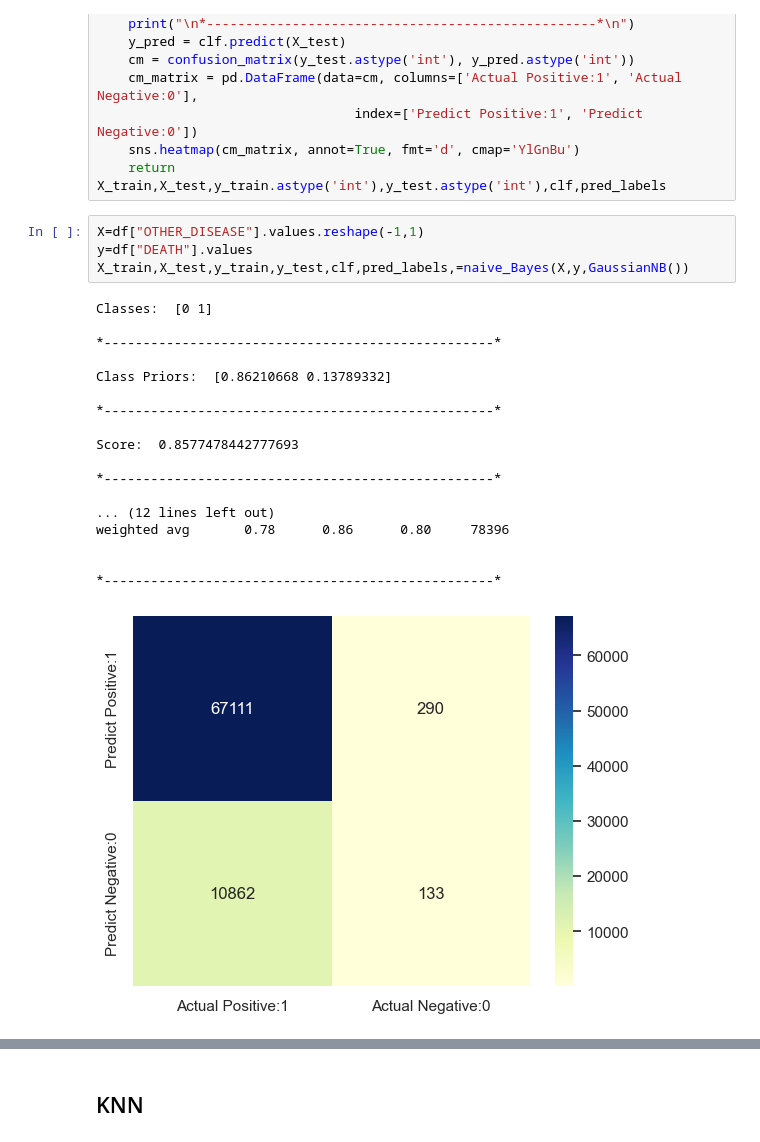
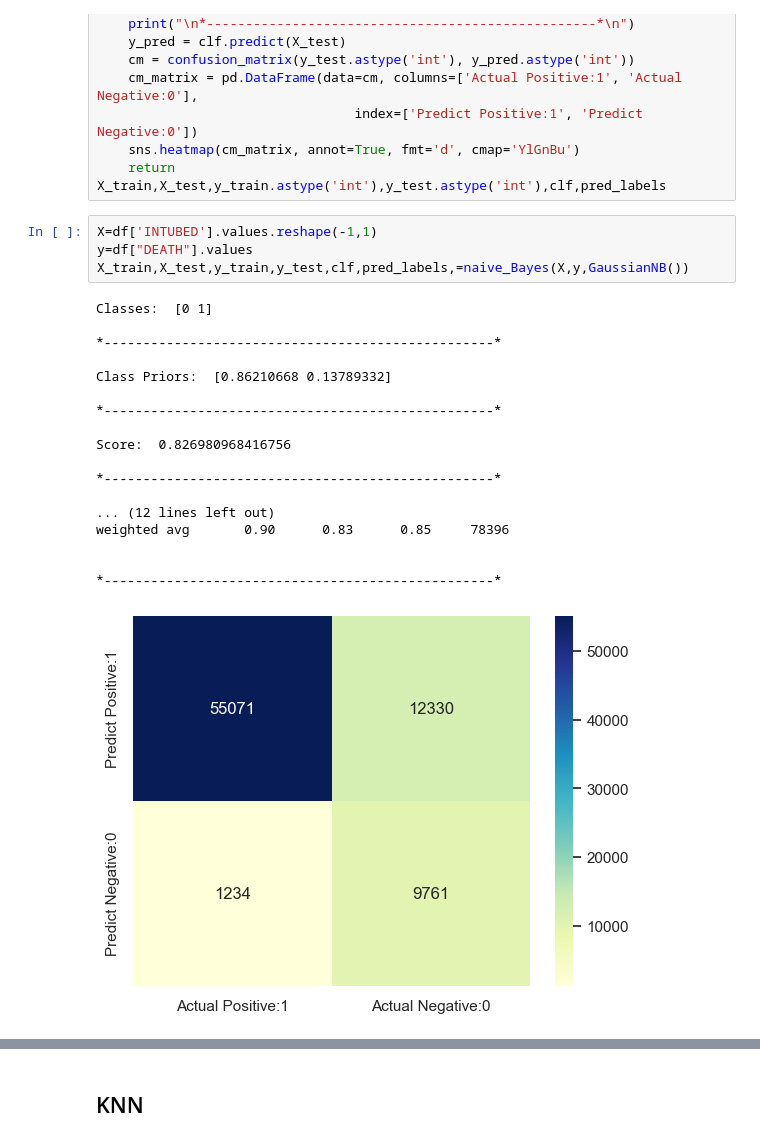
Before and after one commit to komolcia/Julia-Komorowska-Inteligencja-Obliczeniowa, a Jupyter notebook: projekt.ipynb, the cells around one changed output, grey strips where cells are left out. Cells and saved outputs as stored; diff of their text form.

```diff
--- a/projekt.ipynb
+++ b/projekt.ipynb
@@ -233,26 +251,26 @@ def naive_Bayes(X,y,typ):
     sns.heatmap(cm_matrix, annot=True, fmt='d', cmap='YlGnBu')
     return X_train,X_test,y_train.astype('int'),y_test.astype('int'),clf,pred_labels
 # %%
-X=df["OTHER_DISEASE"].values.reshape(-1,1)
+X=df['INTUBED'].values.reshape(-1,1)
 y=df["DEATH"].values
 X_train,X_test,y_train,y_test,clf,pred_labels,=naive_Bayes(X,y,GaussianNB())
 # %% [output]
 Classes:  [0 1]
 
 *--------------------------------------------------*
 
 Class Priors:  [0.86210668 0.13789332]
 
 *--------------------------------------------------*
 
-Score:  0.8577478442777693
+Score:  0.826980968416756
 
 *--------------------------------------------------*
 
 ... (12 lines left out)
-weighted avg       0.78      0.86      0.80     78396
+weighted avg       0.90      0.83      0.85     78396
 
 
 *--------------------------------------------------*
-[figure, old version]
+[figure, new version]
 # %%
```
Also changed, not shown: parts of 19 cells of this notebook.
